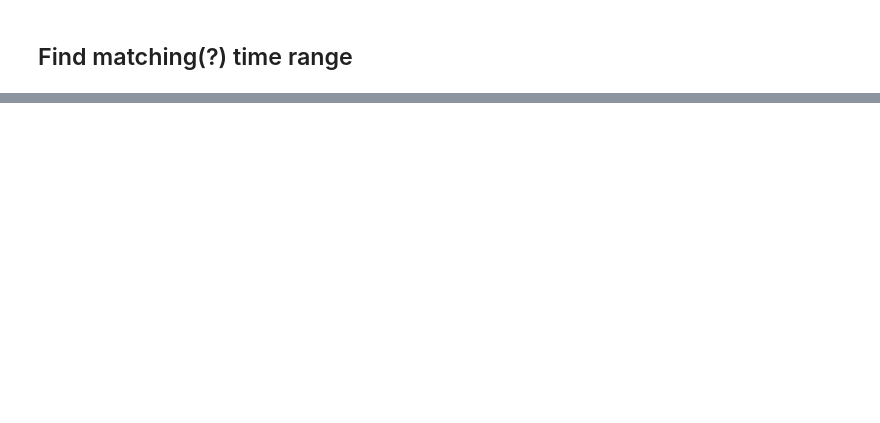
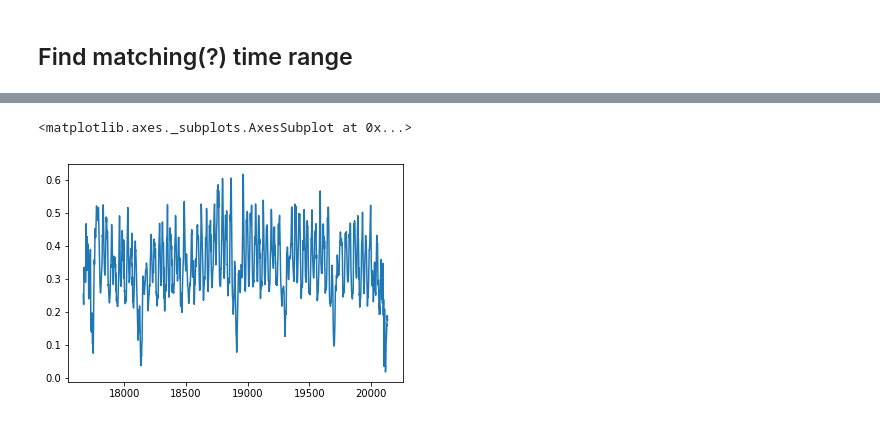
Before and after one commit to kamshee/CIS-PD_Curation, a Jupyter notebook: Correlate Watch Timestamps w MC10.ipynb, the cells around one changed output, grey strips where cells are left out. Saved outputs shown, nothing was run; the diff lists cells and outputs as text; code cells hidden in the pictures; blank space fills up the shorter version.

```diff
--- a/Correlate Watch Timestamps w MC10.ipynb
+++ b/Correlate Watch Timestamps w MC10.ipynb
@@ -183,0 +174,5 @@ lag = np.argmax(correlate(A, B))
+# %%
+MC10[inds].iloc[:,3].plot()
+# %% [output]
+<matplotlib.axes._subplots.AxesSubplot at 0x...>
+[figure, added]
```
Also changed, not shown: parts of 85 cells of this notebook.
